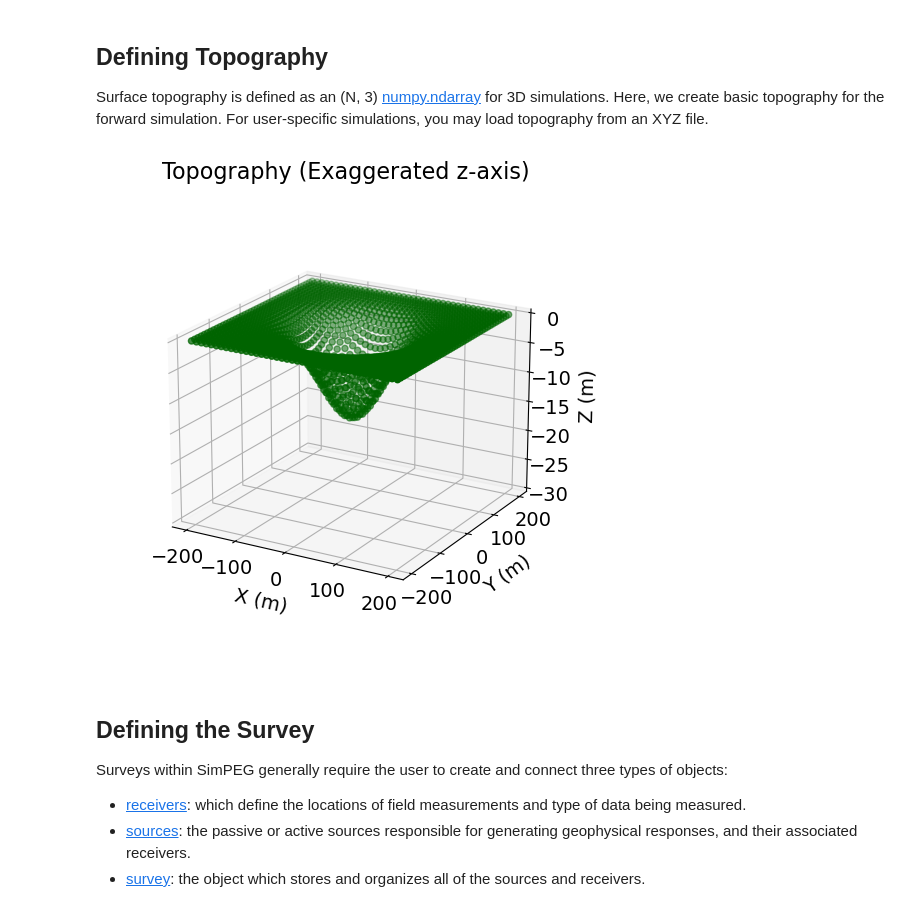
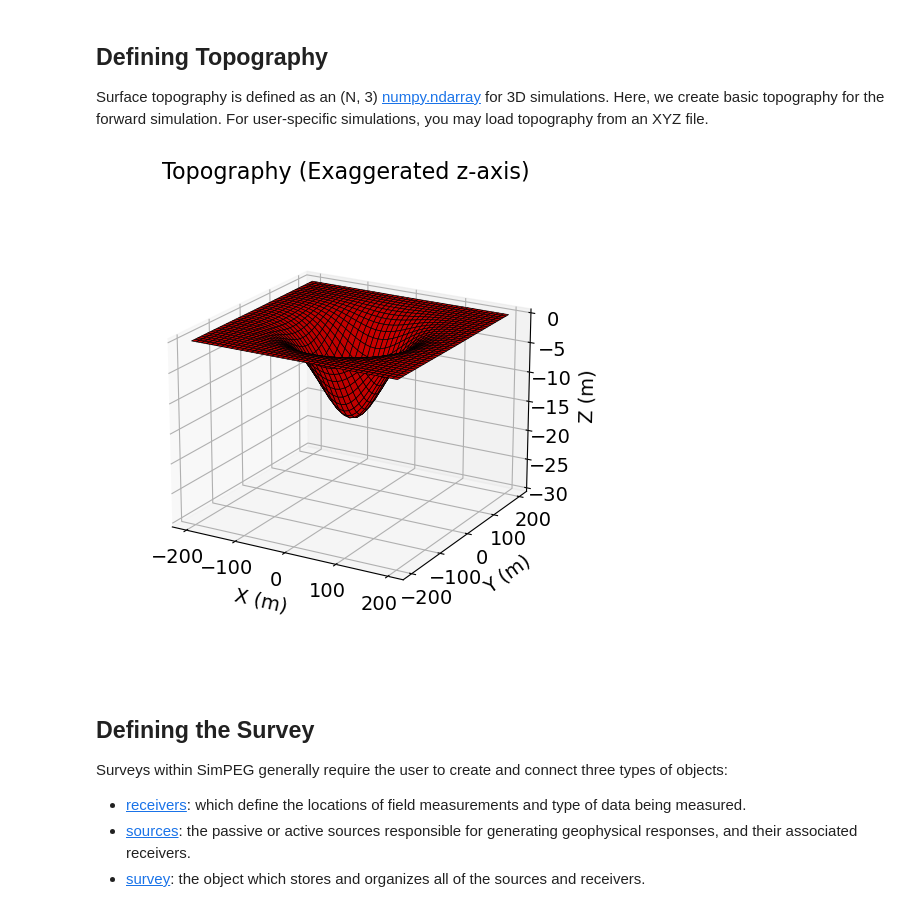
Before and after one commit to simpeg/user-tutorials, a Jupyter notebook: notebooks/03-gravity/fwd_gravity_anomaly_3d.ipynb, the cells around one changed output. Drawn from its saved outputs; the diff is of its cells as text; code cells hidden in the pictures.

```diff
--- a/notebooks/03-gravity/fwd_gravity_anomaly_3d.ipynb
+++ b/notebooks/03-gravity/fwd_gravity_anomaly_3d.ipynb
@@ -68,13 +66,13 @@ topo_xyz = np.c_[x_topo, y_topo, z_topo]
 # %%
 fig = plt.figure(figsize=(6, 6))
 ax = fig.add_axes([0.1, 0.1, 0.8, 0.8], projection='3d')
 ax.set_zlim([-30, 0])
-ax.scatter3D(x_topo, y_topo, z_topo, c='darkgreen')
+ax.plot_surface(x_topo, y_topo, z_topo, color='r', edgecolor='k', linewidth=0.5)
 ax.set_box_aspect(aspect=None, zoom=0.85)
 ax.set_xlabel('X (m)', labelpad=10)
 ax.set_ylabel('Y (m)', labelpad=10)
 ax.set_zlabel('Z (m)', labelpad=10)
 ax.set_title('Topography (Exaggerated z-axis)', fontsize=16, pad=-20)
 ax.view_init(elev=20.)
 # %% [output]
-[figure, old version]
+[figure, new version]
```
Also changed, not shown: parts of 4 cells of this notebook, 13 other files.
